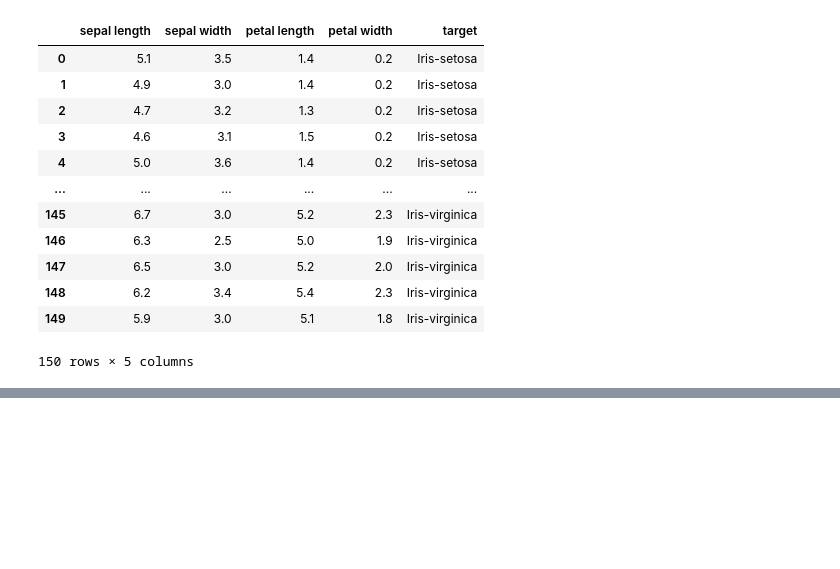
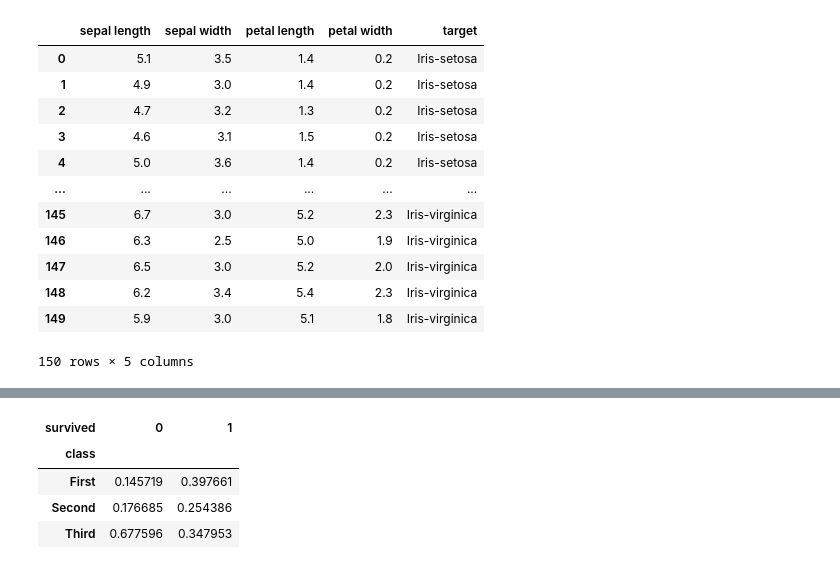
Before and after one commit to blackbutterfly0852/ADP_PRACTICE, a Jupyter notebook: 230924_데이터핸들링.ipynb, the cells around one changed output, grey strips where cells are left out. Saved outputs shown, nothing was run; the diff lists cells and outputs as text; code cells hidden in the pictures; blank space fills up the shorter version.

```diff
--- a/230924_데이터핸들링.ipynb
+++ b/230924_데이터핸들링.ipynb
@@ -674,0 +674,25 @@ Index([      ('sex', ''),     ('class', ''),  ('fare', 'mean'),
+# %%
+# 21. 범주형 변수의 도수분포표, 이원분할표
+import pandas as pd
+df = pd.read_csv('data/titanic.csv')
+se_survived = df['survived'].value_counts()
+df_survived = se_survived.to_frame()
+df_survived
+
+# 기준이 두 개일 경우
+pd.crosstab(df['class'], df['survived'])
+
+# 범주형 변수에 대한 전체 상대도수 비율
+pd.crosstab(df['class'], df['survived'], normalize=True)
+
+# 범주형 변수에 대한 행 상대도수 비율
+pd.crosstab(df['class'], df['survived'], normalize='index')
+
+# 범주형 변수에 대한 열 상대도수 비율
+pd.crosstab(df['class'], df['survived'], normalize ='columns')
+# %% [output]
+| survived | 0 | 1 |
+| class |  |  |
+| First | 0.145719 | 0.397661 |
+| Second | 0.176685 | 0.254386 |
+| Third | 0.677596 | 0.347953 |
```
Also changed, not shown: parts of 30 cells of this notebook.
